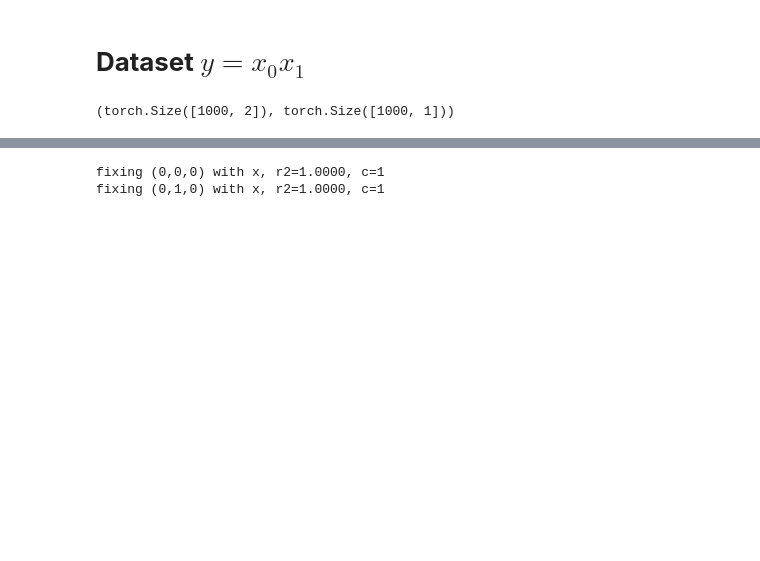
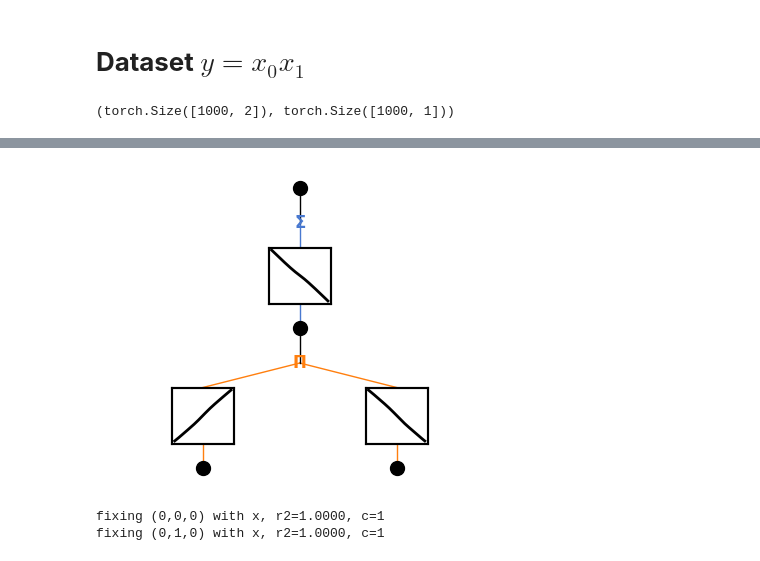
Before and after one commit to shdaig/NexusAriadne, a Jupyter notebook: lokan_test.ipynb, the cells around one changed output, grey strips where cells are left out. Drawn from its saved outputs; the diff is of its cells as text; code cells hidden in the pictures; blank space fills up the shorter version.

```diff
--- a/lokan_test.ipynb
+++ b/lokan_test.ipynb
@@ -165,3 +74,8 @@ model.plot()
+# %%
+model_pruned = model.prune()
+model_pruned.plot()
+# %% [output]
+[figure, added]
 # %%
 # model.suggest_symbolic(0, 1, 0)
 # %%
```
Also changed, not shown: parts of 9 cells of this notebook, 10 other files.
